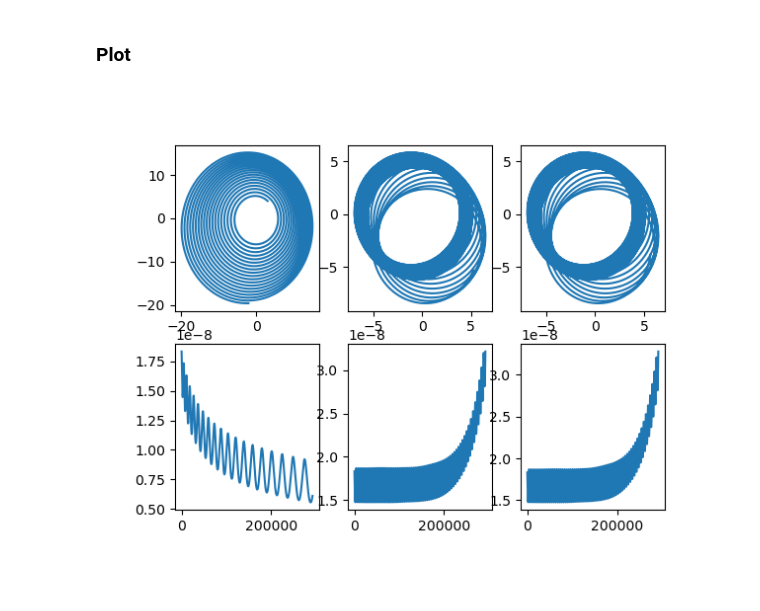
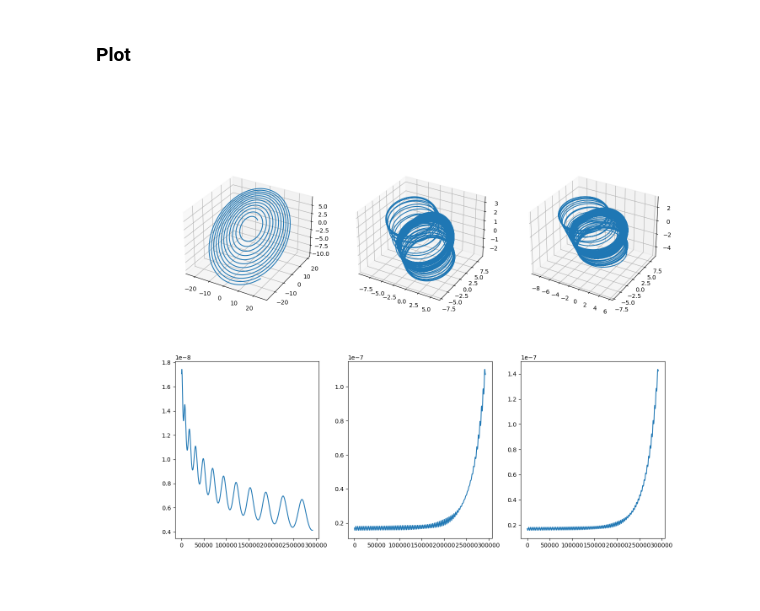
Before and after one commit to ColinDucarme/LPHYS1303---Projet, a Jupyter notebook: FD/Celestial_Dynamics.ipynb, the cells around one changed output. Saved outputs shown, nothing was run; the diff lists cells and outputs as text; code cells hidden in the pictures.

```diff
--- a/FD/Celestial_Dynamics.ipynb
+++ b/FD/Celestial_Dynamics.ipynb
@@ -226,28 +237,41 @@ def SV(G, masses, pos_init, mom_init, dt, tmax):
 # Conditions initiales
 pos_init,mom_init = Init_Cond(2,masses,[coord_Sun_Sun1, coord_Jup_Sun1],[vit_Sun,vit_Jup])
 
-dt = 10 # nbre de jours par dt
-N_tmax = 800 # nbre d'années de la simu
+dt = 30 # nbre de jours par dt
+N_tmax = 50 # nbre d'années de la simu
 tmax = (N_tmax*365+(N_tmax/4)) #jours
 
 solEul = Eula(G, masses, pos_init, mom_init,dt, tmax)
 solHeun = Heun(G, masses, pos_init, mom_init,dt, tmax)
 solSV = SV(G,masses,pos_init,mom_init,dt,tmax)
 
-# np.savetxt(fname="./jup_v.txt", X=solHeun['vit'][1,:,:],delimiter='\t')
-# np.savetxt(fname="./jup_p.txt", X=solHeun['pos'][1,:,:],delimiter='\t')
+np.savetxt(fname="./sun_v.txt", X=solHeun['mom'][0:3,:],delimiter=',')
+np.savetxt(fname="./sun_p.txt", X=solHeun['pos'][0:3,:],delimiter=',')
 # %% [markdown]
 ### Plot
-# %%
-fig,ax = plt.subplots(2,3)
-
-ax[0,0].plot(solEul['pos'][3,:],solEul['pos'][4,:])
-ax[1,0].plot(solEul['t'],solEul['E'])
-ax[0,1].plot(solHeun['pos'][3,:],solHeun['pos'][4,:])
-ax[1,1].plot(solHeun['t'],solHeun['E'])
-ax[0,2].plot(solSV['pos'][3,:],solSV['pos'][4,:])
-ax[1,2].plot(solSV['t'],solSV['E'])
-
-plt.show()
-# %% [output]
-[figure, removed]
+# %%
+def fig_plot(nrows,ncols,index,fig,proj3D,data):
+    ax = 0
+    if proj3D:
+        ax = fig.add_subplot(nrows,ncols,index,projection='3d')
+        ax.plot(data[0],data[1],data[2])
+    else:
+        ax = fig.add_subplot(nrows,ncols,index)
+        ax.plot(data[0],data[1])
+    return ax
+
+fig= plt.figure(figsize=(15,12))
+axes = []
+axes.append(fig_plot(2,3,1,fig,True,[solEul['pos'][3,:],solEul['pos'][4,:],solEul['pos'][5,:]]))
+axes.append(fig_plot(2,3,2,fig,True,[solHeun['pos'][3,:],solHeun['pos'][4,:],solHeun['pos'][5,:]]))
+axes.append(fig_plot(2,3,3,fig,True,[solSV['pos'][3,:],solSV['pos'][4,:],solSV['pos'][5,:]]))
+
+axes.append(fig_plot(2,3,4,fig,False,[solEul['t'],solEul['E']]))
+axes.append(fig_plot(2,3,5,fig,False,[solHeun['t'],solHeun['E']]))
+axes.append(fig_plot(2,3,6,fig,False,[solSV['t'],solSV['E']]))
+# ax[1,1].plot(solHeun['t'],solHeun['E'])
+# ax[1,2].plot(solSV['t'],solSV['E'])
+
+plt.show()
+# %% [output]
+[figure, added]
```
Also changed, not shown: parts of 1 cell of this notebook.
